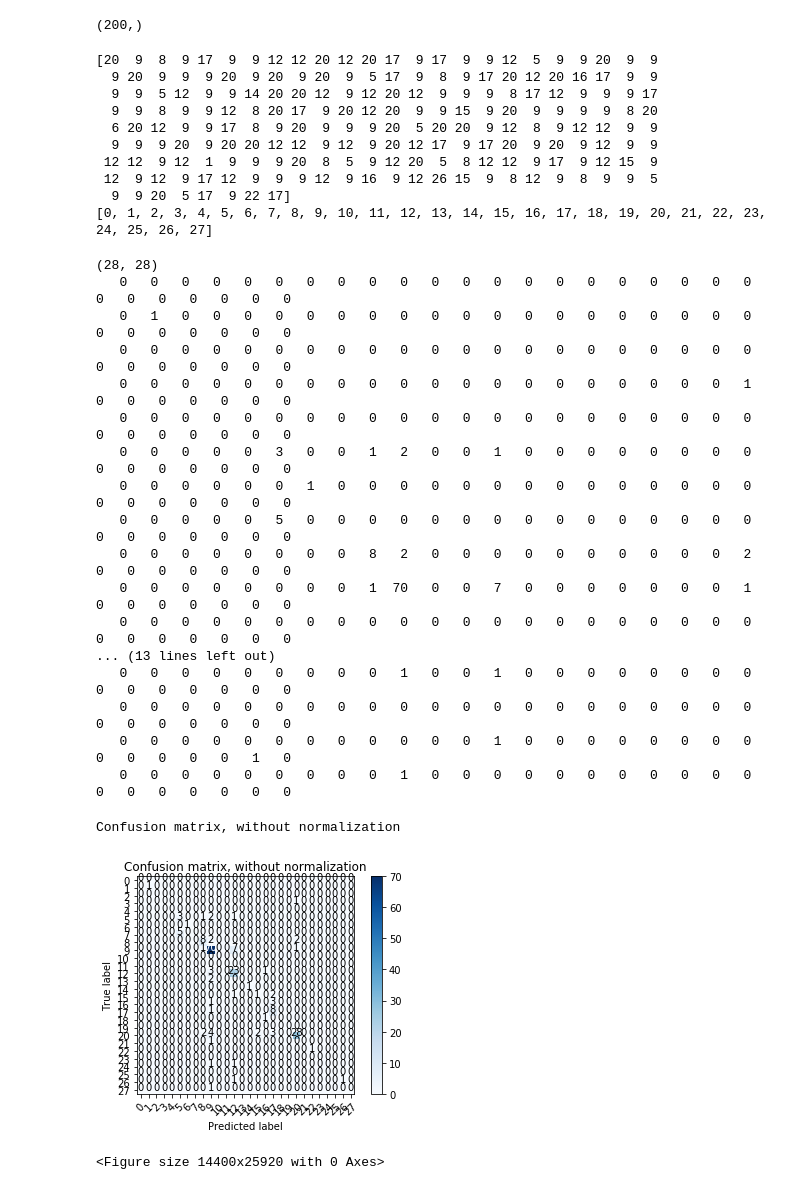
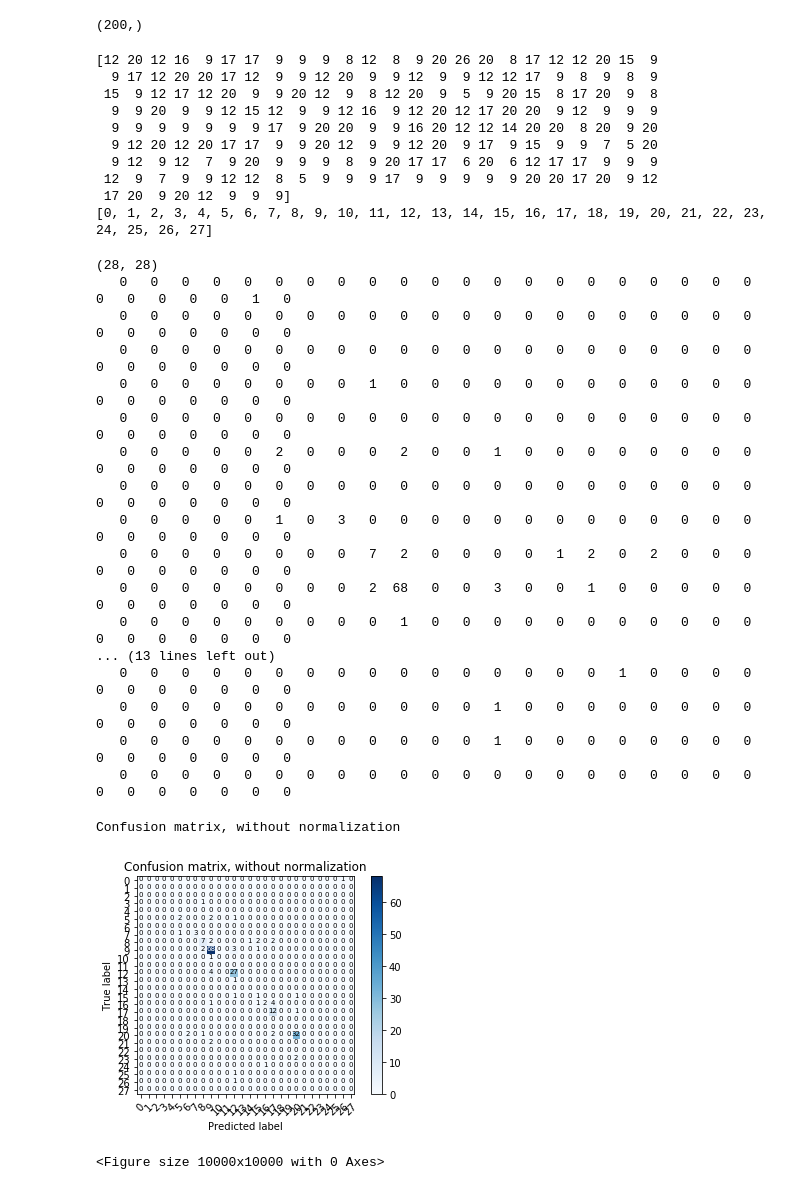
Before and after one commit to agupta24/tile2vec231n, a Jupyter notebook: examples/Strat 1- Hypertuned.ipynb, the cells around one changed output. Drawn from its saved outputs; the diff is of its cells as text; code cells hidden in the pictures.

```diff
--- a/examples/Strat 1- Hypertuned.ipynb
+++ b/examples/Strat 1- Hypertuned.ipynb
@@ -132,7 +149,10 @@ print(set(y))
 # %% [output]
 {1.0, 2.0, 21.0, 24.0, 152.0, 28.0, 36.0, 176.0, 49.0, 54.0, 61.0, 69.0, 71.0, 72.0, 75.0, 76.0, 205.0, 204.0, 208.0, 212.0, 217.0, 225.0, 236.0, 111.0, 121.0, 122.0, 123.0, 124.0}
 # %%
-y = LabelEncoder().fit_transform(y)
+le = LabelEncoder()
+y = le.fit_transform(y)
+
+#print(y)
 print(set(y))
 # %% [output]
 {0, 1, 2, 3, 4, 5, 6, 7, 8, 9, 10, 11, 12, 13, 14, 15, 16, 17, 18, 19, 20, 21, 22, 23, 24, 25, 26, 27}
@@ -252,7 +261,7 @@ plt.show()
 # Code for Visualizations/Analysis
 # %%
 #iterator
-i = 8
+i = 9
 curEpoch = i + 1
 # Setting up model
 tilenet = ResNet18()
@@ -302,15 +311,15 @@ print(y_te.shape)
 print(rf_predictions)
 print(list(set(y)))
 # %% [output]
-[20  9  8  9 17  9  9 12 12 20 12 20 17  9 17  9  9 12  5  9  9 20  9  9
-  9 20  9  9  9 20  9 20  9 20  9  5 17  9  8  9 17 20 12 20 16 17  9  9
-  9  9  5 12  9  9 14 20 20 12  9 12 20 12  9  9  9  8 17 12  9  9  9 17
-  9  9  8  9  9 12  8 20 17  9 20 12 20  9  9 15  9 20  9  9  9  9  8 20
-  6 20 12  9  9 17  8  9 20  9  9  9 20  5 20 20  9 12  8  9 12 12  9  9
-  9  9  9 20  9 20 20 12 12  9 12  9 20 12 17  9 17 20  9 20  9 12  9  9
- 12 12  9 12  1  9  9  9 20  8  5  9 12 20  5  8 12 12  9 17  9 12 15  9
- 12  9 12  9 17 12  9  9  9 12  9 16  9 12 26 15  9  8 12  9  8  9  9  5
-  9  9 20  5 17  9 22 17]
+[12 20 12 16  9 17 17  9  9  9  8 12  8  9 20 26 20  8 17 12 12 20 15  9
+  9 17 12 20 20 17 12  9  9 12 20  9  9 12  9  9 12 12 17  9  8  9  8  9
+ 15  9 12 17 12 20  9  9 20 12  9  8 12 20  9  5  9 20 15  8 17 20  9  8
+  9  9 20  9  9 12 15 12  9  9 12 16  9 12 20 12 17 20 20  9 12  9  9  9
+  9  9  9  9  9  9  9 17  9 20 20  9  9 16 20 12 12 14 20 20  8 20  9 20
+  9 12 20 12 20 17 17  9  9 20 12  9  9 12 20  9 17  9 15  9  9  7  5 20
+  9 12  9 12  7  9 20  9  9  9  8  9 20 17 17  6 20  6 12 17 17  9  9  9
+ 12  9  7  9  9 12 12  8  5  9  9  9 17  9  9  9  9  9 20 20 17 20  9 12
+ 17 20  9 20 12  9  9  9]
 [0, 1, 2, 3, 4, 5, 6, 7, 8, 9, 10, 11, 12, 13, 14, 15, 16, 17, 18, 19, 20, 21, 22, 23, 24, 25, 26, 27]
 # %%
 
@@ -327,23 +336,25 @@ print('\n'.join([''.join(['{:4}'.format(item) for item in row])
       for row in A]))
 # %% [output]
 (28, 28)
+   0   0   0   0   0   0   0   0   0   0   0   0   0   0   0   0   0   0   0   0   0   0   0   0   0   0   1   0
    0   0   0   0   0   0   0   0   0   0   0   0   0   0   0   0   0   0   0   0   0   0   0   0   0   0   0   0
-   0   1   0   0   0   0   0   0   0   0   0   0   0   0   0   0   0   0   0   0   0   0   0   0   0   0   0   0
    0   0   0   0   0   0   0   0   0   0   0   0   0   0   0   0   0   0   0   0   0   0   0   0   0   0   0   0
-   0   0   0   0   0   0   0   0   0   0   0   0   0   0   0   0   0   0   0   0   1   0   0   0   0   0   0   0
+   0   0   0   0   0   0   0   0   1   0   0   0   0   0   0   0   0   0   0   0   0   0   0   0   0   0   0   0
    0   0   0   0   0   0   0   0   0   0   0   0   0   0   0   0   0   0   0   0   0   0   0   0   0   0   0   0
-   0   0   0   0   0   3   0   0   1   2   0   0   1   0   0   0   0   0   0   0   0   0   0   0   0   0   0   0
-   0   0   0   0   0   0   1   0   0   0   0   0   0   0   0   0   0   0   0   0   0   0   0   0   0   0   0   0
-   0   0   0   0   0   5   0   0   0   0   0   0   0   0   0   0   0   0   0   0   0   0   0   0   0   0   0   0
-   0   0   0   0   0   0   0   0   8   2   0   0   0   0   0   0   0   0   0   0   2   0   0   0   0   0   0   0
-   0   0   0   0   0   0   0   0   1  70   0   0   7   0   0   0   0   0   0   0   1   0   0   0   0   0   0   0
+   0   0   0   0   0   2   0   0   0   2   0   0   1   0   0   0   0   0   0   0   0   0   0   0   0   0   0   0
    0   0   0   0   0   0   0   0   0   0   0   0   0   0   0   0   0   0   0   0   0   0   0   0   0   0   0   0
+   0   0   0   0   0   1   0   3   0   0   0   0   0   0   0   0   0   0   0   0   0   0   0   0   0   0   0   0
+   0   0   0   0   0   0   0   0   7   2   0   0   0   0   1   2   0   2   0   0   0   0   0   0   0   0   0   0
+   0   0   0   0   0   0   0   0   2  68   0   0   3   0   0   1   0   0   0   0   0   0   0   0   0   0   0   0
+   0   0   0   0   0   0   0   0   0   1   0   0   0   0   0   0   0   0   0   0   0   0   0   0   0   0   0   0
 ... (13 lines left out)
-   0   0   0   0   0   0   0   0   0   1   0   0   1   0   0   0   0   0   0   0   0   0   0   0   0   0   0   0
+   0   0   0   0   0   0   0   0   0   0   0   0   0   0   0   0   1   0   0   0   0   0   0   0   0   0   0   0
+   0   0   0   0   0   0   0   0   0   0   0   0   1   0   0   0   0   0   0   0   0   0   0   0   0   0   0   0
+   0   0   0   0   0   0   0   0   0   0   0   0   1   0   0   0   0   0   0   0   0   0   0   0   0   0   0   0
    0   0   0   0   0   0   0   0   0   0   0   0   0   0   0   0   0   0   0   0   0   0   0   0   0   0   0   0
-   0   0   0   0   0   0   0   0   0   0   0   0   1   0   0   0   0   0   0   0   0   0   0   0   0   0   1   0
-   0   0   0   0   0   0   0   0   0   1   0   0   0   0   0   0   0   0   0   0   0   0   0   0   0   0   0   0
 # %%
+import matplotlib.pyplot as plt
+
 def plot_confusion_matrix(cm, classes,
                           normalize=False,
                           title='Confusion matrix',
@@ -367,27 +378,28 @@ def plot_confusion_matrix(cm, classes,
     fmt = '.2f' if normalize else 'd'
     thresh = cm.max() / 2.
     for i, j in itertools.product(range(cm.shape[0]), range(cm.shape[1])):
-        plt.text(j, i, format(cm[i, j], fmt),
+        plt.text(j, i, format(cm[i, j], fmt),fontsize=7,
                  horizontalalignment="center",
                  color="white" if cm[i, j] > thresh else "black")
 
     plt.ylabel('True label')
     plt.xlabel('Predicted label')
-    plt.figure(figsize=(200,360))
+    plt.figure(figsize=(100,100),dpi=100)
+    #plt.figure()
     #plt.tight_layout()
 # %%
 cnf_matrix = confused
 np.set_printoptions(precision=2)
 import itertools
 
 # Plot non-normalized confusion matrix
-plt.figure()
+#plt.figure()
 plot_confusion_matrix(cnf_matrix, classes=classes,
                       title='Confusion matrix, without normalization')
 # %% [output]
 Confusion matrix, without normalization
-[figure, old version]
+[figure, new version]
-<Figure size 14400x25920 with 0 Axes>
+<Figure size 10000x10000 with 0 Axes>
 # %%
 #try to get the RUC/AUC curve?
 from sklearn.preprocessing import label_binarize
```
Also changed, not shown: parts of 10 cells of this notebook, 3 other files.
